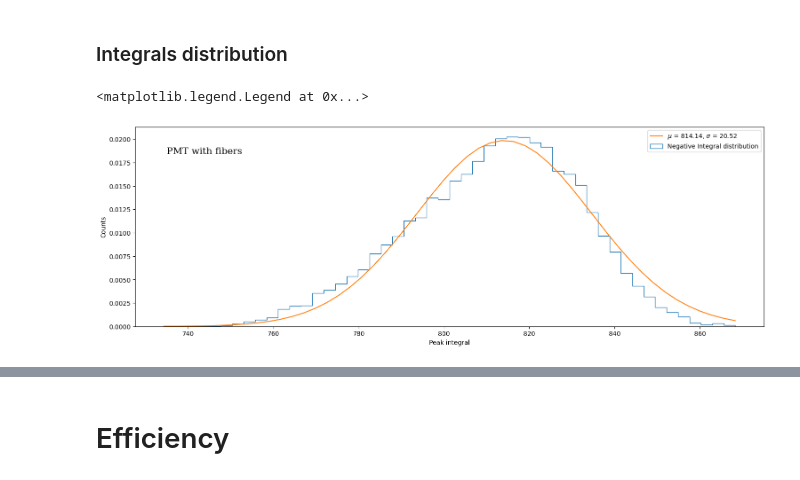
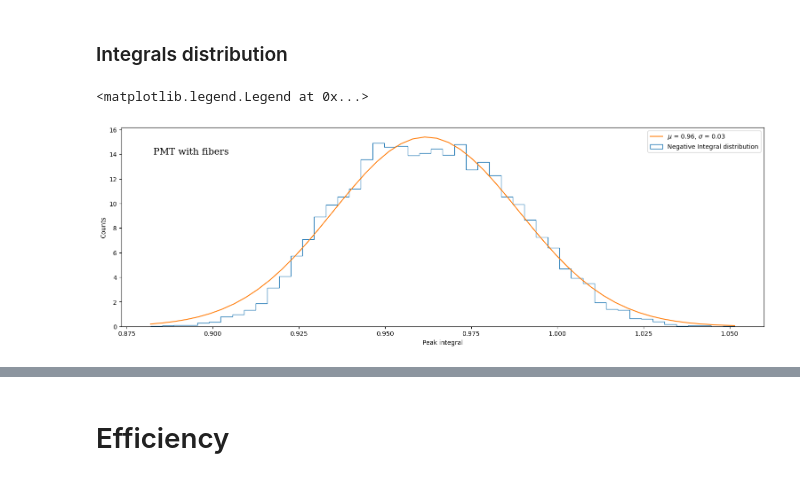
Before and after one commit to mariandbt/python, a Jupyter notebook: notebooks/SiPM_PMT_eff_20230207.ipynb, the cells around one changed output, grey strips where cells are left out. Drawn from its saved outputs; the diff is of its cells as text; code cells hidden in the pictures.

```diff
--- a/notebooks/SiPM_PMT_eff_20230207.ipynb
+++ b/notebooks/SiPM_PMT_eff_20230207.ipynb
@@ -111,8 +115,10 @@ frame =  7266
 # %%
 fig, ax = plt.subplots(1, 1, figsize = (15, 5), constrained_layout=True)
 
-t1 = 150
-t2 = 200
+t1 = 70
+t2 = 90
+# t1 = 150
+# t2 = 200
 # t1 = 0
 # t2 = 1000
 
@@ -187,19 +193,27 @@ for frame in range(n_frames):
         peak = wave[:, ch][t0 - dt_izq : t0 + dt_dch].copy()
         x_ax_peak = x_ax[t0 - dt_izq : t0 + dt_dch].copy()
 
+        control_peak = wave[:, control_ch][t0 - dt_izq : t0 + dt_dch].copy()
+
+
     if integr_method == 'integrate in a fixed window t1-t2':
         peak = wave[:, ch][t1 : t2].copy()
         x_ax_peak = x_ax[t1 : t2].copy()
+
+        control_peak = wave[:, control_ch][t1 : t2].copy()
+
 
     if integr_method == 'integrate ALL waveform':
         peak = wave[:, ch].copy()
         x_ax_peak = x_ax.copy()
 
+        control_peak = wave[:, control_ch].copy()
+
 
     integr = np.trapz(peak, x=x_ax_peak)
-    #     integr = np.trapz(data_region, x=x_ax_reg)
+    control_integr = np.trapz(control_peak, x=x_ax_peak)
 
-    peak_integr.append(integr)
+    peak_integr.append(integr/control_integr)  # normalized to the control PMT
     peak_integr_pos.append([integr, frame])
 
 #     print(frame)
@@ -340,8 +347,10 @@ frame =  7152
 # %%
 fig, ax = plt.subplots(1, 1, figsize = (15, 5), constrained_layout=True)
 
-t1 = 150
-t2 = 200
+t1 = 70
+t2 = 90
+# t1 = 150
+# t2 = 200
 # t1 = 0
 # t2 = 1000
 
@@ -415,19 +424,27 @@ for frame in range(n_frames):
         peak = wave[:, ch][t0 - dt_izq : t0 + dt_dch].copy()
         x_ax_peak = x_ax[t0 - dt_izq : t0 + dt_dch].copy()
 
+        control_peak = wave[:, control_ch][t0 - dt_izq : t0 + dt_dch].copy()
+
+
     if integr_method == 'integrate in a fixed window t1-t2':
         peak = wave[:, ch][t1 : t2].copy()
         x_ax_peak = x_ax[t1 : t2].copy()
+
+        control_peak = wave[:, control_ch][t1 : t2].copy()
+
 
     if integr_method == 'integrate ALL waveform':
         peak = wave[:, ch].copy()
         x_ax_peak = x_ax.copy()
 
+        control_peak = wave[:, control_ch].copy()
+
 
     integr = np.trapz(peak, x=x_ax_peak)
-    #     integr = np.trapz(data_region, x=x_ax_reg)
+    control_integr = np.trapz(control_peak, x=x_ax_peak)
 
-    peak_integr.append(integr)
+    peak_integr.append(integr/control_integr) # normalized to control PMT
     peak_integr_pos.append([integr, frame])
 
 #     print(frame)
@@ -466,7 +483,7 @@ baseline
 fig, ax = plt.subplots(1, 1, figsize = (15, 5), constrained_layout=True)
 
 # events, bins, bars = plt.hist(peak_integr, 50, density=False, range=(-750, -550), label='Integral distribution')
-events, bins, bars = plt.hist(-peak_integr, 50, density=True, label='Negative Integral distribution',
+events, bins, bars = plt.hist(peak_integr, 50, density=True, label='Negative Integral distribution',
                               histtype='step')
 x_ax = np.linspace(bins.min(), bins.max(), len(bins)-1)
 
@@ -474,40 +491,35 @@ x_ax = np.linspace(bins.min(), bins.max(), len(bins)-1)
 # # sum of gaussians fit
 # popt, pcov = scipy.optimize.curve_fit(gauss_sum, x_ax, events, bounds=([0, -1, 1, 0, -1, 1],
 #                                                                        [np.inf, 1e2, 1e2, np.inf, 1e2, 1e2]))
 # a = np.zeros(n_pe); mu = np.zeros(n_pe); sigma = np.zeros(n_pe)
 
 # a[0], mu[0], sigma[0], a[1], mu[1], sigma[1] = popt
 # best_fit_line = gauss_sum(x_ax, a[0], mu[0], sigma[0], a[1], mu[1], sigma[1])
 
 
 # gaussian fit
 # popt, pcov = scipy.optimize.curve_fit(gauss, x_ax, events, bounds=([0, 0, 1], [np.inf, 3e3, 1e2]))
-if detect[2] == 'PMT':
-    popt, pcov = scipy.optimize.curve_fit(gauss, x_ax, events, p0=[1, 650, 1e2])
-if detect[2] == 'SiPM':
-    popt, pcov = scipy.optimize.curve_fit(gauss, x_ax, events, p0=[1, 800, 1e2])
-if ch == 3:
-    popt, pcov = scipy.optimize.curve_fit(gauss, x_ax, events, p0=[1, 1300, 1e2])
+popt, pcov = scipy.optimize.curve_fit(gauss, x_ax, events, p0=[1, bins.mean(), 1e2])
 
 a, mu, sigma = popt
 best_fit_line = gauss(x_ax, a, mu, sigma)
 
 # ax.plot(x_ax, best_fit_line, label='Sum of gaussian fit')
 # ax.plot(x_ax, gauss(x_ax, a[0], mu[0], sigma[0]), '-', label='$\mu$ = %.2f, $\sigma$ = %.2f'%(mu[0], sigma[0]))
 # ax.plot(x_ax, gauss(x_ax, a[1], mu[1], sigma[1]), '-y', label='$\mu$ = %.2f, $\sigma$ = %.2f'%(mu[1], sigma[1]))
 ax.plot(x_ax, gauss(x_ax, a, mu, sigma), '-', label='$\mu$ = %.2f, $\sigma$ = %.2f'%(mu, sigma))
 
 ax.set_ylabel('Counts')
 ax.set_xlabel('Peak integral')
 
 ax.text(0.05, .9, detect[ch] + fibers[fib], transform=ax.transAxes,
             fontsize=15, verticalalignment='top', fontfamily='serif',
             bbox=dict(facecolor='1.', edgecolor='none', pad=3.0))
 
 ax.legend(fontsize=10, loc='best')
 # %% [output]
 <matplotlib.legend.Legend at 0x...>
-[figure, old version]
+[figure, new version]
 # %%
 print(detect[ch] + fibers[fib])
 print('Amplification = ', '%.2f'%(a))
```
Also changed, not shown: parts of 17 cells of this notebook, 1 other file.
